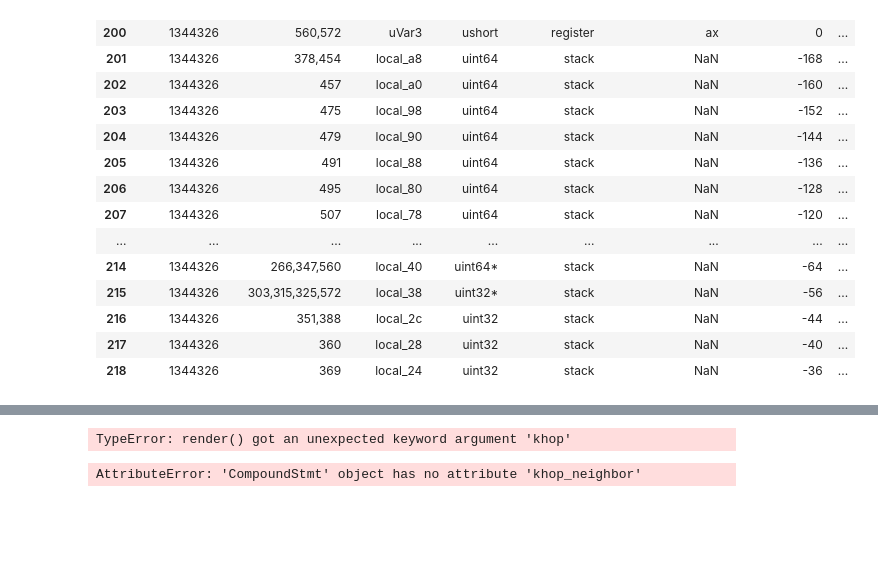
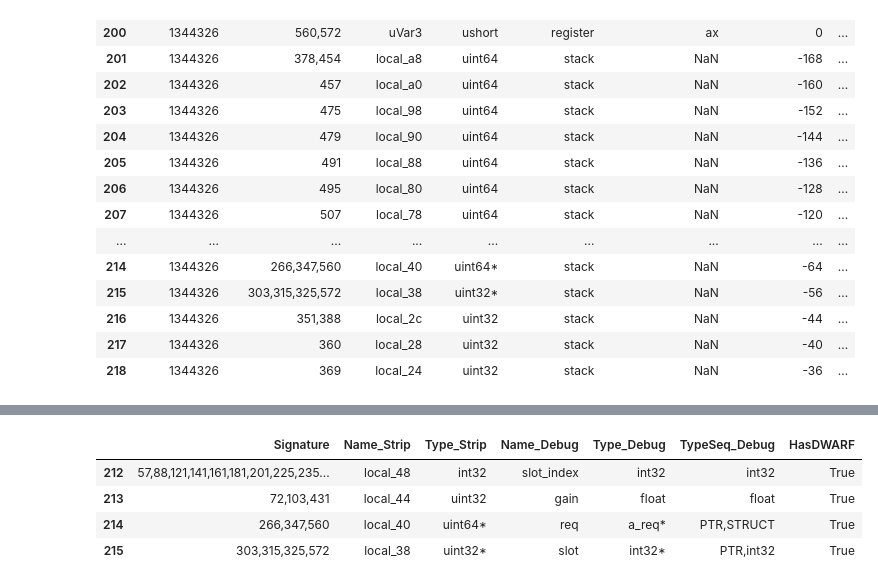
Before and after one commit to lasserre/datatype-recovery-experiments, a Jupyter notebook: notebooks/vgraph_viewer.ipynb, the cells around one changed output, grey strips where cells are left out. Cells and saved outputs as stored; diff of their text form; code cells hidden in the pictures; blank space fills up the shorter version.

```diff
--- a/notebooks/vgraph_viewer.ipynb
+++ b/notebooks/vgraph_viewer.ipynb
@@ -117,13 +127,16 @@ neighborhood[0].parent.render()
-# %%
-def do_highlight_khop(node, attrs):
-    if hasattr(node, 'khop_neighbor'):
-        attrs.font_color = 'red'
-
-neighborhood[0].render(khop=2, format_node=do_highlight_khop)
-len(neighborhood)
-# %% [output]
-TypeError: render() got an unexpected keyword argument 'khop'
-# %%
-neighborhood[0].parent.parent.khop_neighbor
-# %% [output]
-AttributeError: 'CompoundStmt' object has no attribute 'khop_neighbor'
+# %%
+pd.set_option('display.max_colwidth', 50)   # JSON columns make things look weird in notebook without this
+funcs_df[funcs_df.FunctionStart==1344326]
+locals_df.loc[locals_df.FunctionStart==1344326,:]
+
+show_cols = ['Signature','Name_Strip','Type_Strip','Name_Debug','Type_Debug','TypeSeq_Debug','HasDWARF']
+func_locals = locals_df.loc[locals_df.FunctionStart==1344326,show_cols]
+
+func_locals[func_locals.TypeSeq_Debug!='COMP']
+func_locals[func_locals.HasDWARF]
+# %% [output]
+|  | Signature | Name_Strip | Type_Strip | Name_Debug | Type_Debug | TypeSeq_Debug | HasDWARF |
+| 212 | 57,88,121,141,161,181,201,225,235... | local_48 | int32 | slot_index | int32 | int32 | True |
+| 213 | 72,103,431 | local_44 | uint32 | gain | float | float | True |
+| 214 | 266,347,560 | local_40 | uint64* | req | a_req* | PTR,STRUCT | True |
+| 215 | 303,315,325,572 | local_38 | uint32* | slot | int32* | PTR,int32 | True |
```
Also changed, not shown: parts of 18 cells of this notebook, 6 other files.
